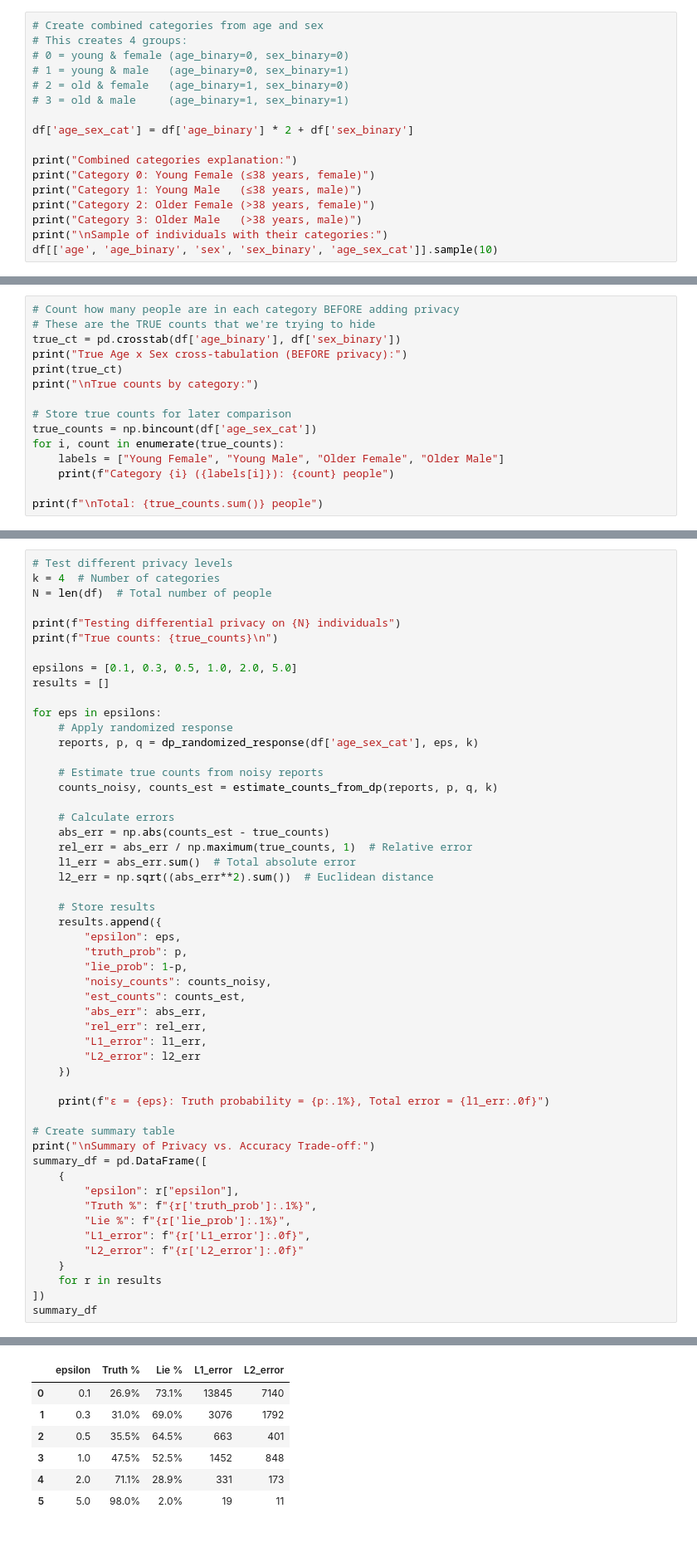
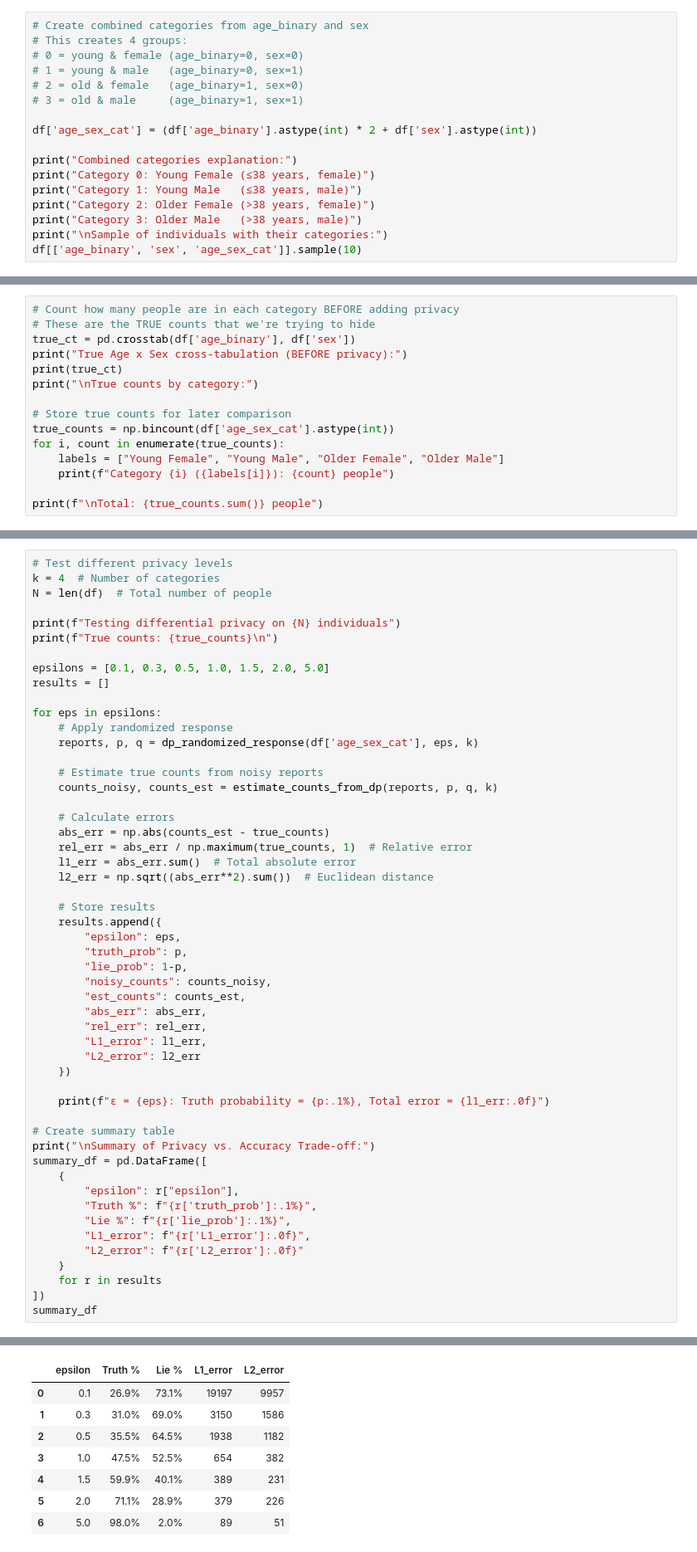
Before and after one commit to kw0jtach/Project_on_responsible_data_science, a Jupyter notebook: DifferentialPrivacy_Complete.ipynb, the cells around one changed output, grey strips where cells are left out. Shown at 83% size. Drawn from its saved outputs; the diff is of its cells as text.

```diff
--- a/DifferentialPrivacy_Complete.ipynb
+++ b/DifferentialPrivacy_Complete.ipynb
@@ -96,14 +108,14 @@ Random sample of 20 individuals from the dataset:
 
 To apply differential privacy efficiently, we'll combine age and sex into a single categorical variable with 4 possible values. This allows us to use the **randomized response** mechanism.
 # %%
-# Create combined categories from age and sex
+# Create combined categories from age_binary and sex
 # This creates 4 groups:
-# 0 = young & female (age_binary=0, sex_binary=0)
-# 1 = young & male   (age_binary=0, sex_binary=1)
-# 2 = old & female   (age_binary=1, sex_binary=0)
-# 3 = old & male     (age_binary=1, sex_binary=1)
+# 0 = young & female (age_binary=0, sex=0)
+# 1 = young & male   (age_binary=0, sex=1)
+# 2 = old & female   (age_binary=1, sex=0)
+# 3 = old & male     (age_binary=1, sex=1)
 
-df['age_sex_cat'] = df['age_binary'] * 2 + df['sex_binary']
+df['age_sex_cat'] = (df['age_binary'].astype(int) * 2 + df['sex'].astype(int))
 
 print("Combined categories explanation:")
 print("Category 0: Young Female (≤38 years, female)")
@@ -111,7 +123,7 @@ print("Category 1: Young Male   (≤38 years, male)")
 print("Category 2: Older Female (>38 years, female)")
 print("Category 3: Older Male   (>38 years, male)")
 print("\nSample of individuals with their categories:")
-df[['age', 'age_binary', 'sex', 'sex_binary', 'age_sex_cat']].sample(10)
+df[['age_binary', 'sex', 'age_sex_cat']].sample(10)
 # %% [output]
 Combined categories explanation:
 Category 0: Young Female (≤38 years, female)
@@ -134,13 +146,13 @@ Sample of individuals with their categories:
 # %%
 # Count how many people are in each category BEFORE adding privacy
 # These are the TRUE counts that we're trying to hide
-true_ct = pd.crosstab(df['age_binary'], df['sex_binary'])
+true_ct = pd.crosstab(df['age_binary'], df['sex'])
 print("True Age x Sex cross-tabulation (BEFORE privacy):")
 print(true_ct)
 print("\nTrue counts by category:")
 
 # Store true counts for later comparison
-true_counts = np.bincount(df['age_sex_cat'])
+true_counts = np.bincount(df['age_sex_cat'].astype(int))
 for i, count in enumerate(true_counts):
     labels = ["Young Female", "Young Male", "Older Female", "Older Male"]
     print(f"Category {i} ({labels[i]}): {count} people")
@@ -278,7 +290,7 @@ N = len(df)  # Total number of people
 print(f"Testing differential privacy on {N} individuals")
 print(f"True counts: {true_counts}\n")
 
-epsilons = [0.1, 0.3, 0.5, 1.0, 2.0, 5.0]
+epsilons = [0.1, 0.3, 0.5, 1.0, 1.5, 2.0, 5.0]
 results = []
 
 for eps in epsilons:
@@ -335,12 +348,13 @@ True counts: [ 8196 14831  6499 15696]
 
 Summary of Privacy vs. Accuracy Trade-off:
 |  | epsilon | Truth % | Lie % | L1_error | L2_error |
-| 0 | 0.1 | 26.9% | 73.1% | 13845 | 7140 |
-| 1 | 0.3 | 31.0% | 69.0% | 3076 | 1792 |
-| 2 | 0.5 | 35.5% | 64.5% | 663 | 401 |
-| 3 | 1.0 | 47.5% | 52.5% | 1452 | 848 |
-| 4 | 2.0 | 71.1% | 28.9% | 331 | 173 |
-| 5 | 5.0 | 98.0% | 2.0% | 19 | 11 |
+| 0 | 0.1 | 26.9% | 73.1% | 19197 | 9957 |
+| 1 | 0.3 | 31.0% | 69.0% | 3150 | 1586 |
+| 2 | 0.5 | 35.5% | 64.5% | 1938 | 1182 |
+| 3 | 1.0 | 47.5% | 52.5% | 654 | 382 |
+| 4 | 1.5 | 59.9% | 40.1% | 389 | 231 |
+| 5 | 2.0 | 71.1% | 28.9% | 379 | 226 |
+| 6 | 5.0 | 98.0% | 2.0% | 89 | 51 |
 # %%
 # Detailed breakdown of errors for each category
 labels = ["Young Female", "Young Male", "Older Female", "Older Male"]
```
Also changed, not shown: parts of 23 cells of this notebook, 1 other file.
